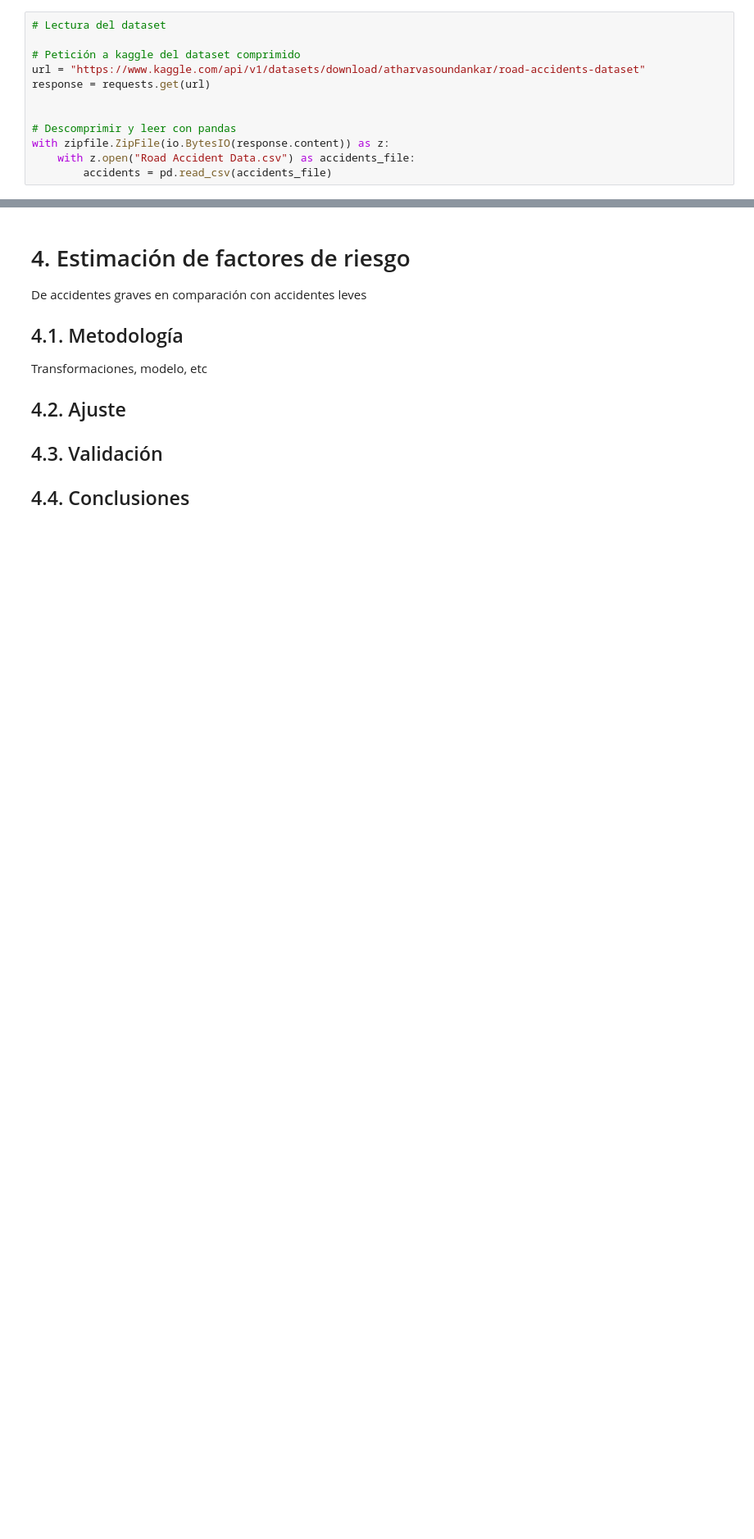
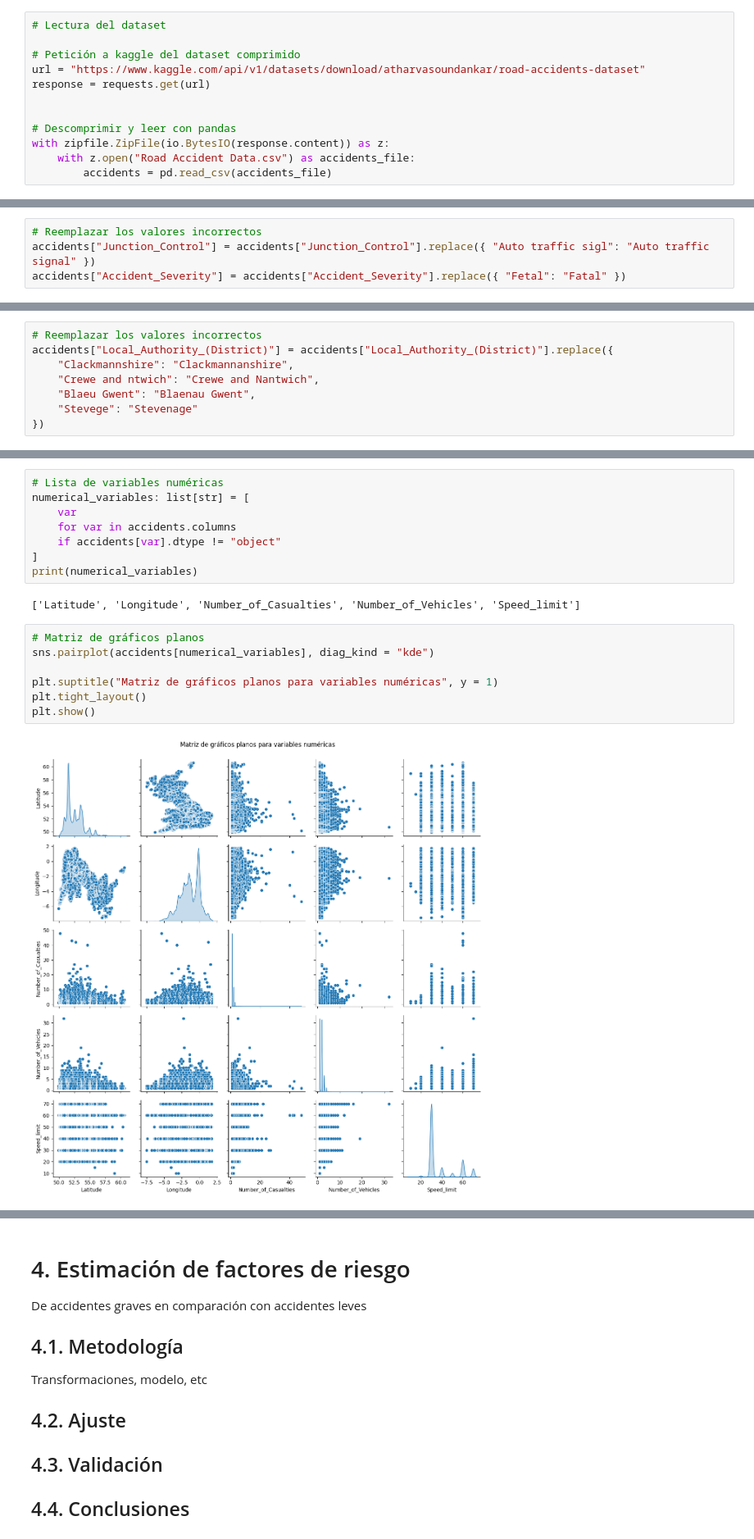
Before and after one commit to acabrerod/miar, a Jupyter notebook: 01_miar_python/01MIAR_ACT_Dataset.ipynb, the cells around one changed output, grey strips where cells are left out. Shown: that part at 82% size. Cells and saved outputs as stored; diff of their text form; blank space fills up the shorter version.

```diff
--- a/01_miar_python/01MIAR_ACT_Dataset.ipynb
+++ b/01_miar_python/01MIAR_ACT_Dataset.ipynb
@@ -155,0 +279,4 @@ En esta sección, ...
+# %%
+# Reemplazar los valores incorrectos
+accidents["Junction_Control"] = accidents["Junction_Control"].replace({ "Auto traffic sigl": "Auto traffic signal" })
+accidents["Accident_Severity"] = accidents["Accident_Severity"].replace({ "Fetal": "Fatal" })
@@ -155,0 +386,8 @@ En esta sección, ...
+# %%
+# Reemplazar los valores incorrectos
+accidents["Local_Authority_(District)"] = accidents["Local_Authority_(District)"].replace({
+    "Clackmannshire": "Clackmannanshire",
+    "Crewe and ntwich": "Crewe and Nantwich",
+    "Blaeu Gwent": "Blaenau Gwent",
+    "Stevege": "Stevenage"
+})
@@ -155,0 +398,19 @@ En esta sección, ...
+# %%
+# Lista de variables numéricas
+numerical_variables: list[str] = [
+    var
+    for var in accidents.columns
+    if accidents[var].dtype != "object"
+]
+print(numerical_variables)
+# %% [output]
+['Latitude', 'Longitude', 'Number_of_Casualties', 'Number_of_Vehicles', 'Speed_limit']
+# %%
+# Matriz de gráficos planos
+sns.pairplot(accidents[numerical_variables], diag_kind = "kde")
+
+plt.suptitle("Matriz de gráficos planos para variables numéricas", y = 1)
+plt.tight_layout()
+plt.show()
+# %% [output]
+[figure, added]
```
Also changed, not shown: parts of 33 cells of this notebook.
